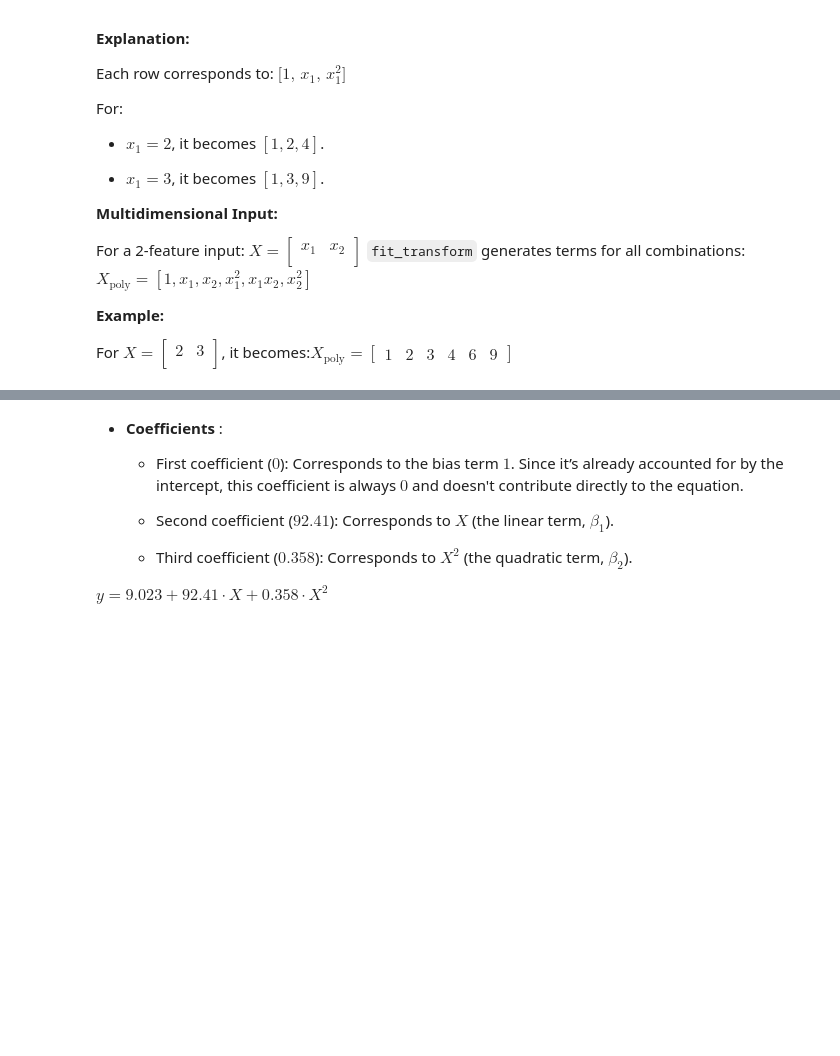
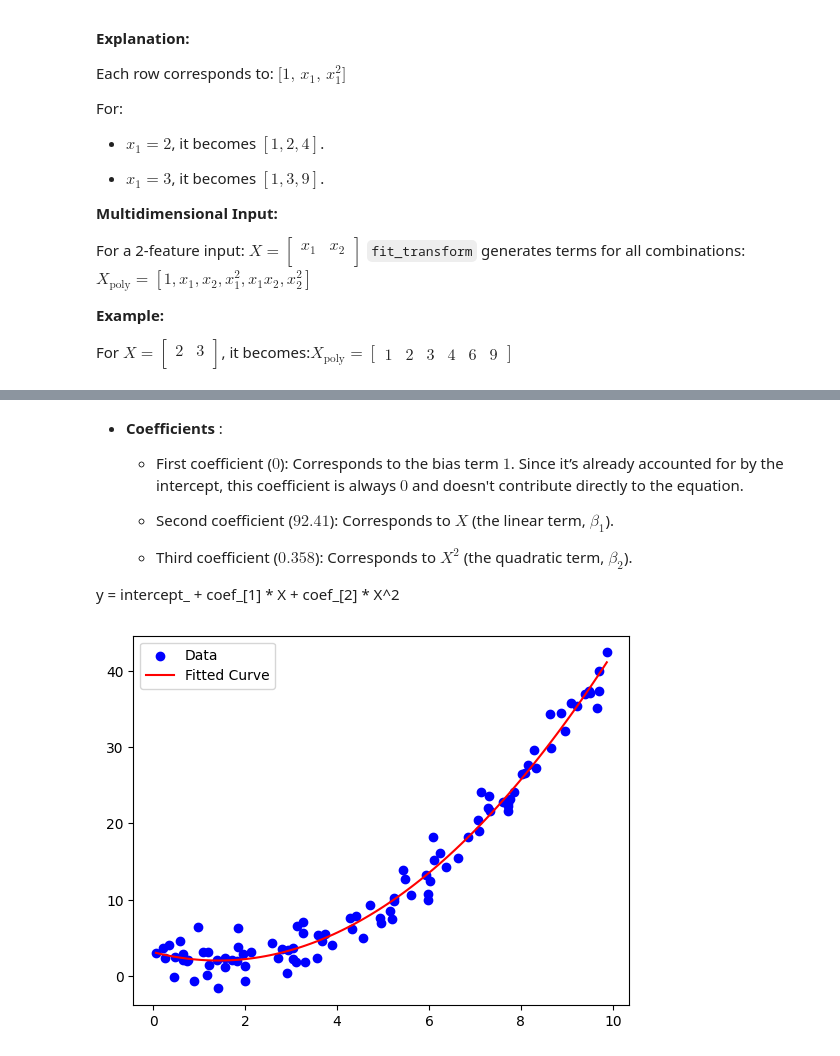
Before and after one commit to yasirfaizahmed/ML_Notebooks, a Jupyter notebook: Liner_models_analysis.ipynb, the cells around one changed output, grey strips where cells are left out. Cells and saved outputs as stored; diff of their text form; code cells hidden in the pictures; blank space fills up the shorter version.

```diff
--- a/Liner_models_analysis.ipynb
+++ b/Liner_models_analysis.ipynb
@@ -236,3 +230,7 @@ plt.show()
+# %%
+# Create polynomial features (degree 2)
+poly = PolynomialFeatures(degree=2, include_bias=False)
+X_poly = poly.fit_transform(X)
 # %%
 model = LinearRegression()
 model.fit(X_poly, y)
@@ -251,6 +249,19 @@ Coefficients: [ 0.         92.41591316  0.35881479]
 
   - Third coefficient ($0.358$): Corresponds to $X^2$ (the quadratic term, $\beta_2$).
 
-$
- y = 9.023 + 92.41 \cdot X + 0.358 \cdot X^2
-$
+
+ y = intercept_ + coef_[1] * X + coef_[2] * X^2
+# %%
+x_line = np.linspace(X.min(), X.max(), 100).reshape(-1, 1)
+x_poly_line = poly.transform(x_line)
+
+# Predict y values using the trained model
+y_line = model.predict(x_poly_line)
+
+# Plot the curve
+plt.scatter(X, y, color="blue", label="Data")  # Original data
+plt.plot(x_line, y_line, color="red", label="Fitted Curve")  # Predicted curve
+plt.legend()
+plt.show()
+# %% [output]
+[figure, added]
```
Also changed, not shown: parts of 6 cells of this notebook.
